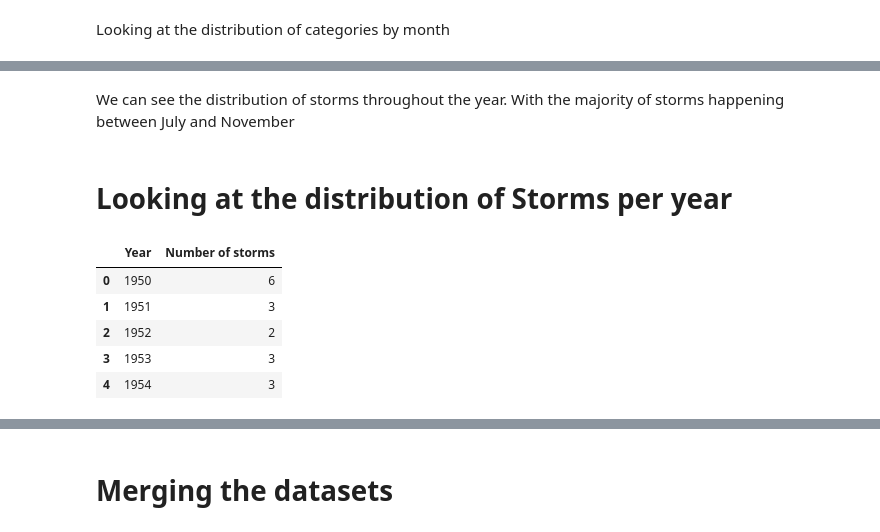
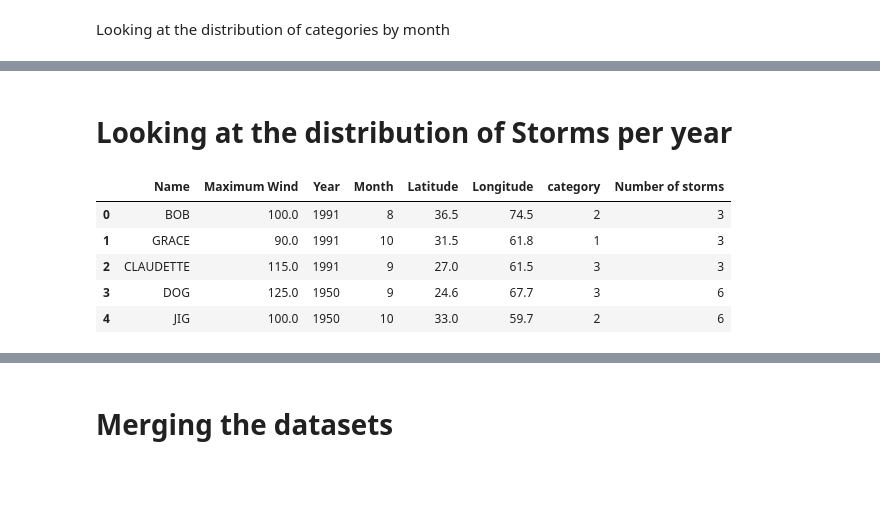
Before and after one commit to DanielBrechner/hurrdat_co2, a Jupyter notebook: atlantic_hurricanes.ipynb, the cells around one changed output, grey strips where cells are left out. Drawn from its saved outputs; the diff is of its cells as text; code cells hidden in the pictures; blank space fills up the shorter version.

```diff
--- a/atlantic_hurricanes.ipynb
+++ b/atlantic_hurricanes.ipynb
@@ -350,2 +322,0 @@ fig.show()
-# %% [markdown]
-We can see the distribution of storms throughout the year. With the majority of storms happening between July and November
@@ -353,11 +340,13 @@ We can see the distribution of storms throughout the year. With the majority of
 # Looking at the distribution of Storms per year
 # %%
 storms_per_year = max_wind_speeds.groupby('Year').size().reset_index(name='Number of storms')
-storms_per_year.head()
+max_wind_speeds_with_count = pd.merge(max_wind_speeds, storms_per_year, on='Year')
+
+max_wind_speeds_with_count.head()
 # %% [output]
-|  | Year | Number of storms |
-| 0 | 1950 | 6 |
-| 1 | 1951 | 3 |
-| 2 | 1952 | 2 |
-| 3 | 1953 | 3 |
-| 4 | 1954 | 3 |
+|  | Name | Maximum Wind | Year | Month | Latitude | Longitude | category | Number of storms |
+| 0 | BOB | 100.0 | 1991 | 8 | 36.5 | 74.5 | 2 | 3 |
+| 1 | GRACE | 90.0 | 1991 | 10 | 31.5 | 61.8 | 1 | 3 |
+| 2 | CLAUDETTE | 115.0 | 1991 | 9 | 27.0 | 61.5 | 3 | 3 |
+| 3 | DOG | 125.0 | 1950 | 9 | 24.6 | 67.7 | 3 | 6 |
+| 4 | JIG | 100.0 | 1950 | 10 | 33.0 | 59.7 | 2 | 6 |
```
Also changed, not shown: parts of 12 cells of this notebook.
